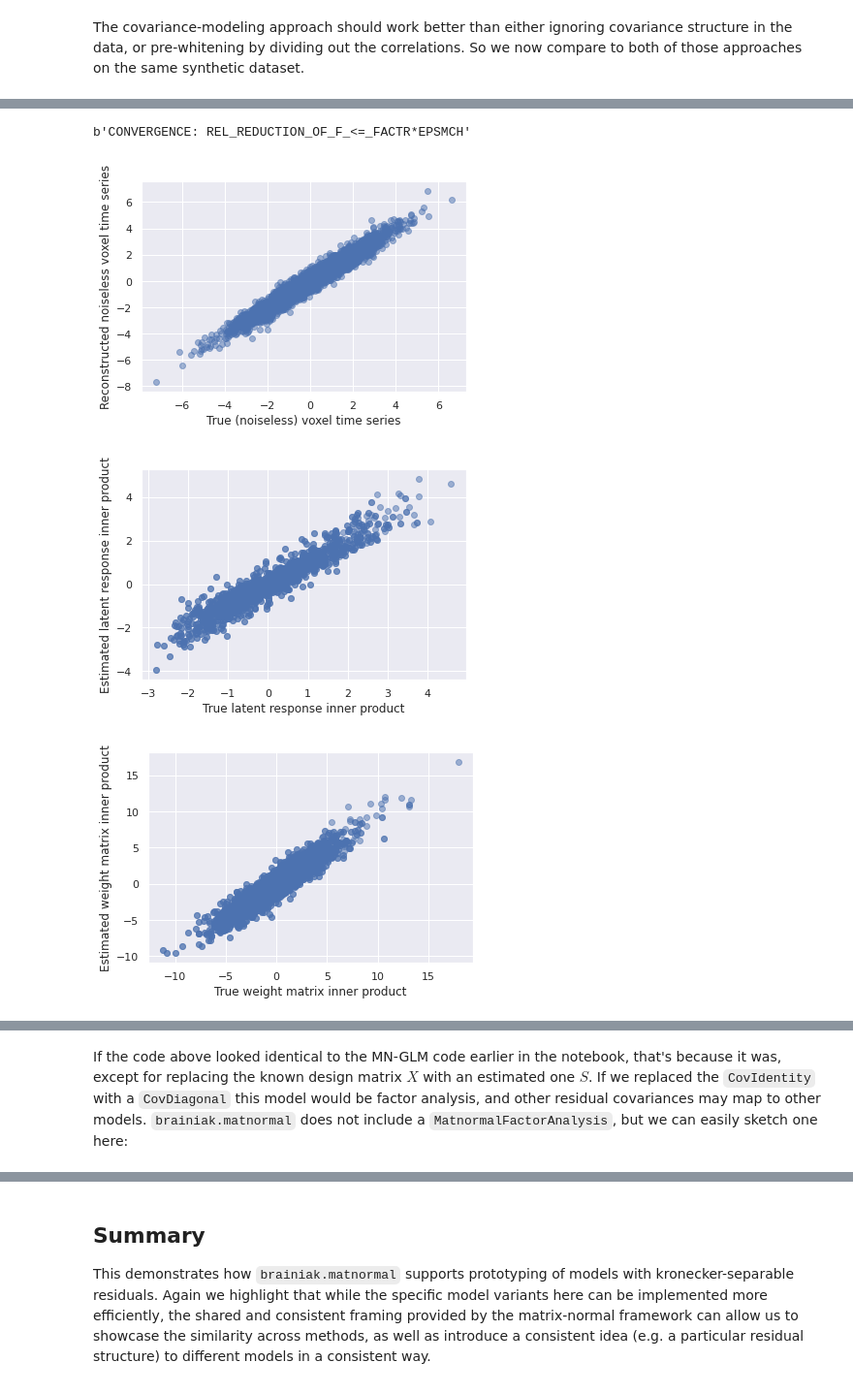
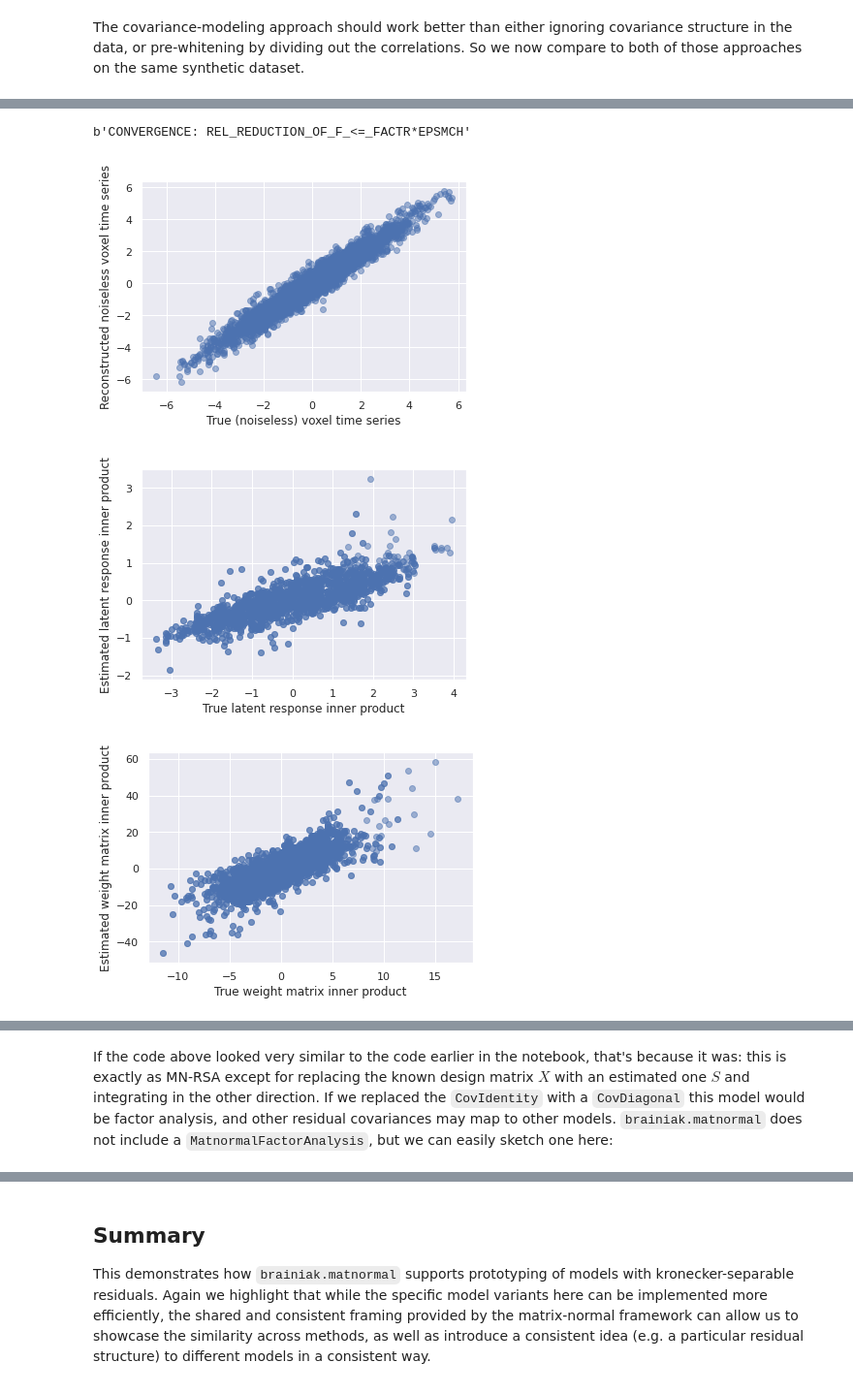
Before and after one commit to brainiak/brainiak-aperture, a Jupyter notebook: notebooks/matnormal/Matrix-normal model prototyping.ipynb, the cells around one changed output, grey strips where cells are left out. Shown at 97% size. Drawn from its saved outputs; the diff is of its cells as text; code cells hidden in the pictures.

```diff
--- a/notebooks/matnormal/Matrix-normal model prototyping.ipynb
+++ b/notebooks/matnormal/Matrix-normal model prototyping.ipynb
@@ -352,21 +372,21 @@ In this model, we no longer know the design matrix, and the brain volume is now
 # %%
 # Generate data
-import numpy as np
-np.random.seed(1)
-
 components = 5
 voxels = 100
 TRs = 50
 
-S = np.sin(np.arange(TRs)[:, None] @ np.random.randn(1, components) + np.random.randn(1, components))
-plt.plot(S) # random sinewaves with noise
+S = np.sin(
+    np.arange(TRs)[:, None] @ np.random.randn(1, components)
+    + np.random.randn(1, components)
+)
+plt.plot(S)  # random sinewaves with noise
 plt.title("Simulated latent response")
 plt.xlabel("TRs")
 B = np.random.randn(components, voxels)
 Y = S @ B + np.random.randn(TRs, voxels)
 plt.figure()
 
-plt.plot(Y[:,:10])
+plt.plot(Y[:, :10])
 plt.xlabel("TRs")
 _ = plt.title("Simulated voxel time series (first 10 voxels)")
 # %% [output]
@@ -375,7 +396,4 @@ _ = plt.title("Simulated voxel time series (first 10 voxels)")
 # %%
-from brainiak.matnormal.covs import CovAR1, CovDiagonalGammaPrior
-from brainiak.matnormal.utils import rmn
-
 # generate AR(1) temporal noise that is independent in space
 true_time_cov = CovIdentity(size=TRs)
 true_space_cov = CovIdentity(size=voxels)
@@ -385,46 +403,67 @@ Y_tf = tf.constant(S @ B + noise)
 # This time space_cov is AR(1)
 space_cov = CovDiagonalGammaPrior(size=voxels)
 time_cov = CovAR1(size=TRs)
+marg_cov = CovIdentity(size=components)
 
-# B_hat, and now also S_hat
-B_hat = tf.Variable(np.random.normal(size=(conditions, voxels)), name="beta")
-S_hat = tf.Variable(np.random.normal(size=(TRs, conditions)), name="S")
+# B_hat
+B_hat = tf.Variable(np.random.normal(size=(components, voxels)), name="beta")
 
-# Now we estimate B_hat, but also the AR parameters and the
-# voxelwise residual variances (which the relevant
-# cov objects know about and expose to us)
-train_vars = [B_hat, S_hat] + time_cov.get_optimize_vars() + space_cov.get_optimize_vars()
+train_vars = [B_hat] + time_cov.get_optimize_vars() + space_cov.get_optimize_vars()
 
 # now this loss incorporates the log-likelihood of our covariance parameters
 def loss(params):
-    return -matnorm_logp( Y_tf - S_hat @ B_hat, time_cov, space_cov) - space_cov.logp - time_cov.logp
+    return (
+        -matnorm_logp_marginal_col(Y_tf, time_cov, space_cov, B_hat, marg_cov)
+        - space_cov.logp
+        - time_cov.logp
+    )
+
 
 val_and_grad = make_val_and_grad(lossfn=loss, train_vars=train_vars)
 initial_guess = pack_trainable_vars(train_vars)
 opt_results = minimize(fun=val_and_grad, x0=initial_guess, jac=True, method="L-BFGS-B")
-print(opt_results.message) # check that we converged
+print(opt_results.message)  # check that we converged
 
 # assign the parameters
 unpacked_theta = unpack_trainable_vars(opt_results.x, trainable_vars=train_vars)
 for var, val in zip(train_vars, unpacked_theta):
     var.assign(val)
 
+# now that we have B, solving for the MLE of S is just closed-form
+# linear regression
+Sigma_s_btrp = space_cov.solve(tf.transpose(a=B_hat))
+# Y Sigma_s^{-1} B'
+Y_Sigma_Btrp = tf.matmul(Y_tf, Sigma_s_btrp).numpy()
+# (B Sigma_s^{-1} B')^{-1}
+B_Sigma_Btrp = tf.matmul(B_hat, Sigma_s_btrp).numpy()
+S_hat = np.linalg.solve(B_Sigma_Btrp.T, Y_Sigma_Btrp.T).T
+
 # Since the PCA solution is not unique, we show reconstruction
-plt.plot((S @ B).flatten(), (S_hat @ B_hat).numpy().flatten(), 'bo', alpha=0.5)
+plt.plot((S @ B).flatten(), (S_hat @ B_hat).numpy().flatten(), "bo", alpha=0.5)
 plt.xlabel("True (noiseless) voxel time series")
 plt.ylabel("Reconstructed noiseless voxel time series")
-# Also show the inner products of S and B
+# Also show the inner products of S and B -- these won't be uniquely scaled
 plt.figure()
-plt.plot((S @ S.T).flatten(), (S_hat @ tf.transpose(S_hat)).numpy().flatten(), 'bo', alpha=0.5)
+plt.plot(
+    (S @ S.T).flatten(),
+    (S_hat @ tf.transpose(S_hat)).numpy().flatten(),
+    "bo",
+    alpha=0.5,
+)
 plt.xlabel("True latent response inner product")
 plt.ylabel("Estimated latent response inner product")
 plt.figure()
 
-plt.plot((B.T @ B).flatten(), (tf.transpose(B_hat) @ B_hat).numpy().flatten(), 'bo', alpha=0.5)
+plt.plot(
+    (B.T @ B).flatten(),
+    (tf.transpose(B_hat) @ B_hat).numpy().flatten(),
+    "bo",
+    alpha=0.5,
+)
 plt.xlabel("True weight matrix inner product")
 _ = plt.ylabel("Estimated weight matrix inner product")
 # %% [output]
 b'CONVERGENCE: REL_REDUCTION_OF_F_<=_FACTR*EPSMCH'
-[figure, old version]
+[figure, new version]
-[figure, old version]
+[figure, new version]
-[figure, old version]
+[figure, new version]
@@ -431,3 +471,3 @@ b'CONVERGENCE: REL_REDUCTION_OF_F_<=_FACTR*EPSMCH'
 # %% [markdown]
-If the code above looked identical to the MN-GLM code earlier in the notebook, that's because it was, except for replacing the known design matrix $X$ with an estimated one $S$. If we replaced the `CovIdentity` with a `CovDiagonal` this model would be factor analysis, and other residual covariances may map to other models. `brainiak.matnormal` does not include a `MatnormalFactorAnalysis`, but we can easily sketch one here:
+If the code above looked very similar to the code earlier in the notebook, that's because it was: this is exactly as MN-RSA except for replacing the known design matrix $X$ with an estimated one $S$ and integrating in the other direction. If we replaced the `CovIdentity` with a `CovDiagonal` this model would be factor analysis, and other residual covariances may map to other models. `brainiak.matnormal` does not include a `MatnormalFactorAnalysis`, but we can easily sketch one here:
 # %%
```
Also changed, not shown: parts of 20 cells of this notebook.
